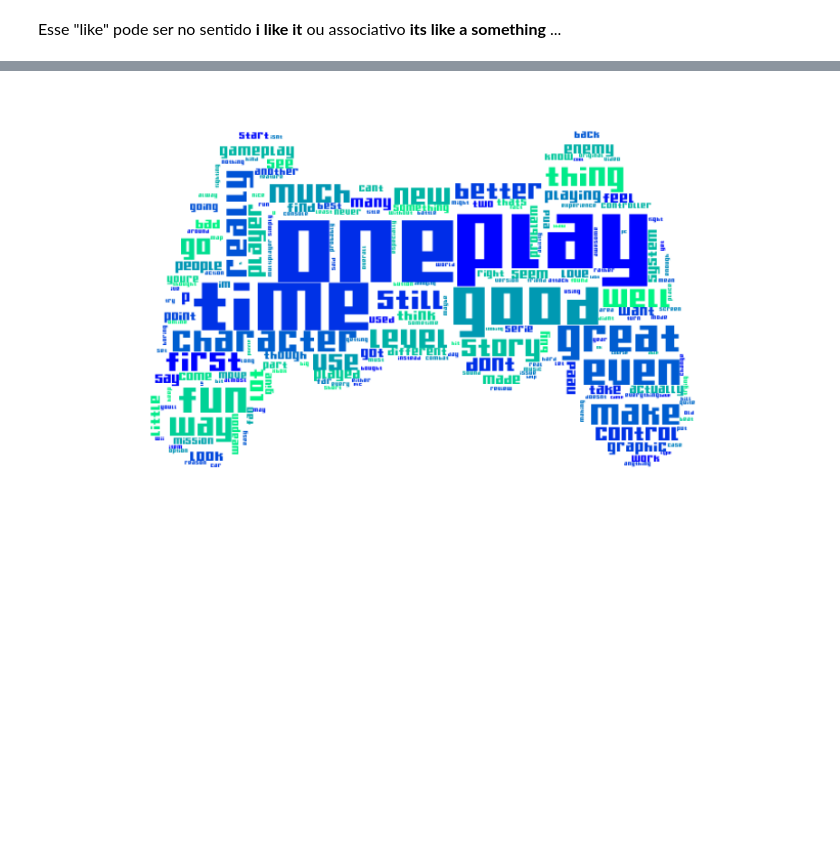
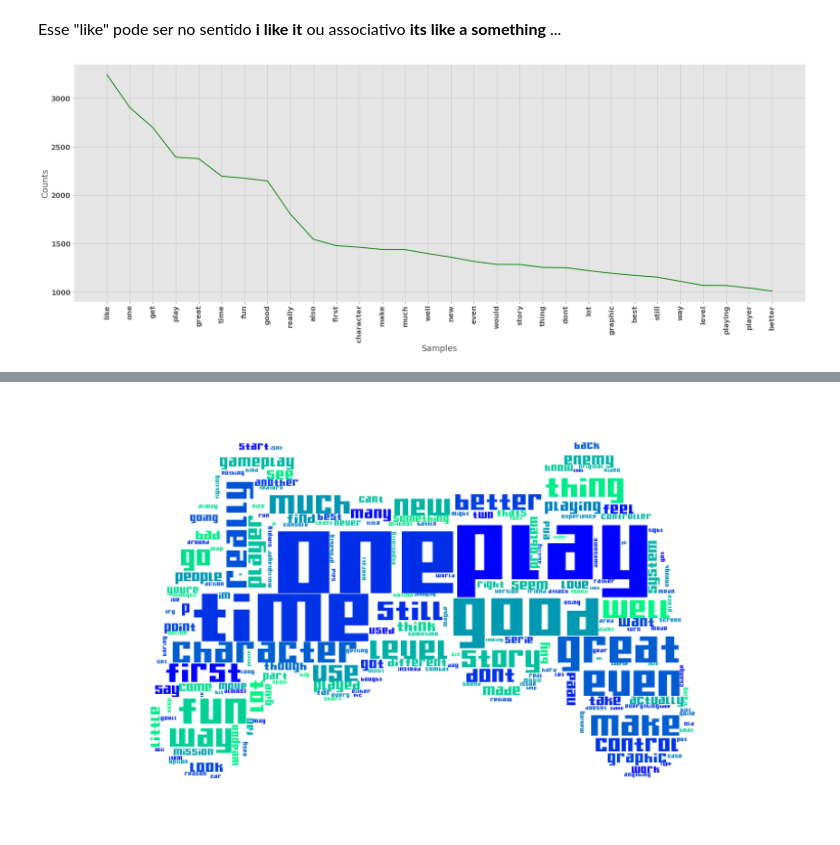
Before and after one commit to lhndsp/ps-turingUSP, a Jupyter notebook: 2_analise-e-ia/analise_e_modelos.ipynb, the cells around one changed output, grey strips where cells are left out. Drawn from its saved outputs; the diff is of its cells as text; code cells hidden in the pictures; blank space fills up the shorter version.

```diff
--- a/2_analise-e-ia/analise_e_modelos.ipynb
+++ b/2_analise-e-ia/analise_e_modelos.ipynb
@@ -332,2 +337,9 @@ p = freq.plot(30,)
 # %% [markdown]
 <font size="3">Esse "like" pode ser no sentido **i like it** ou associativo **its like a something** ...</font>
+# %%
+text = ' '.join(list(dfReview[dfReview['overallBinary'] == 1]['reviewText_prep']))
+freq = FreqDist(text.split())
+plt.figure(figsize=(30,10))
+p = freq.plot(30, color='green')
+# %% [output]
+[figure, added]
```
Also changed, not shown: parts of 26 cells of this notebook, 11 other files.
